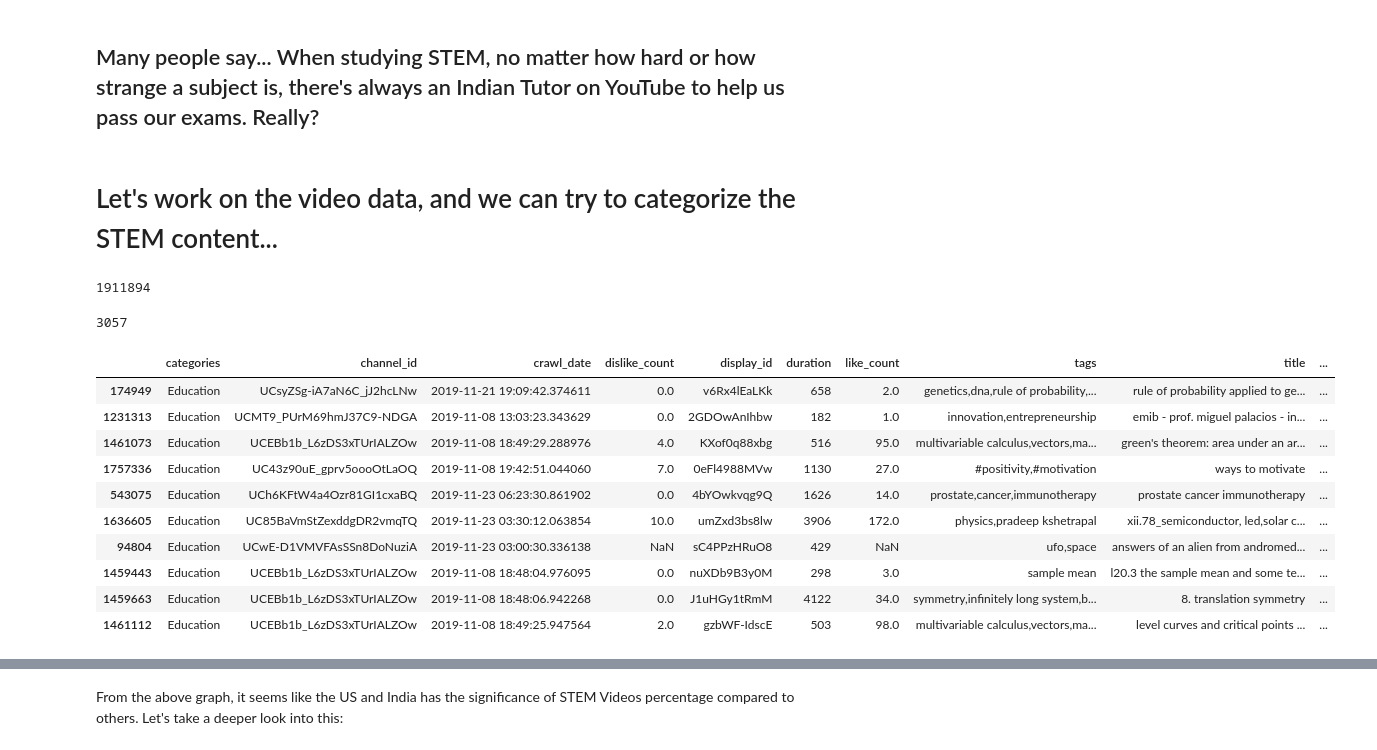
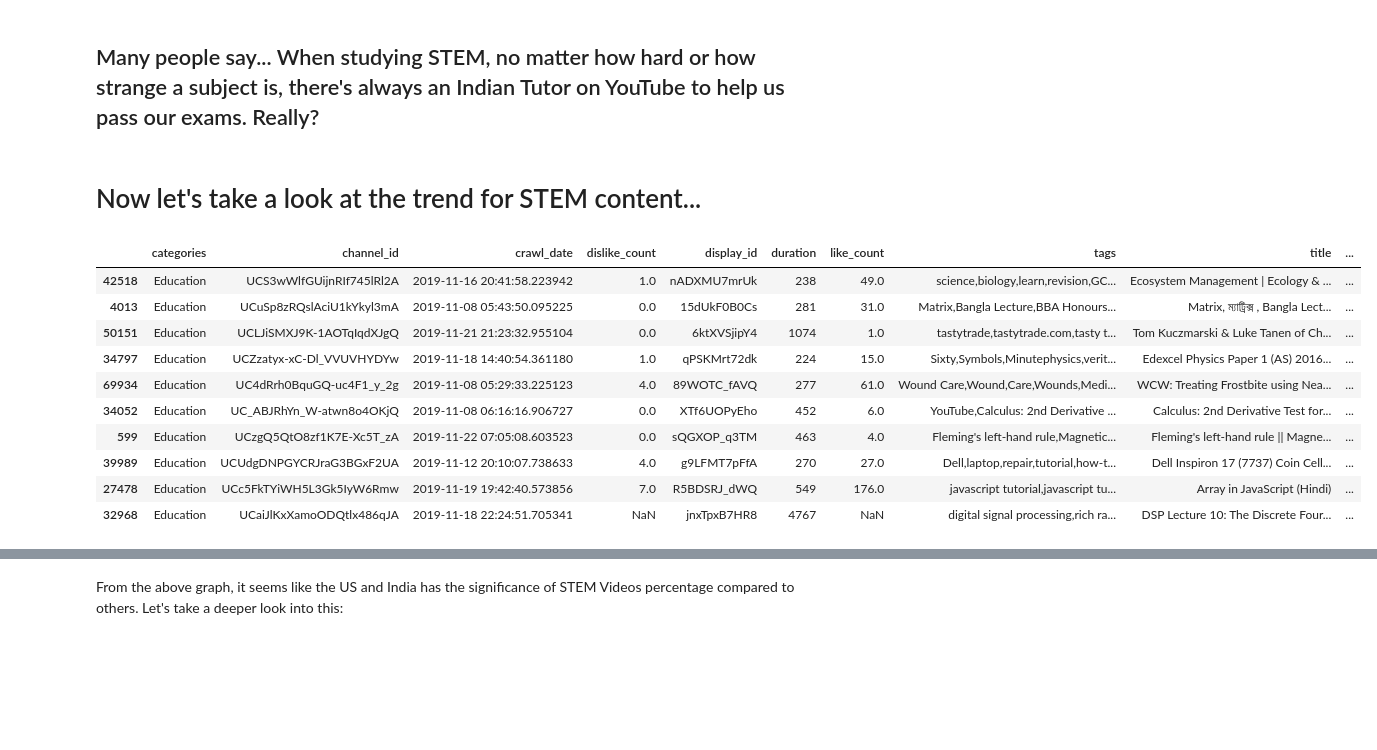
Before and after one commit to epfl-ada/ada-2024-project-adacadabra2048, a Jupyter notebook: result_tmp.ipynb, the cells around one changed output, grey strips where cells are left out. Saved outputs shown, nothing was run; the diff lists cells and outputs as text; code cells hidden in the pictures; blank space fills up the shorter version.

```diff
--- a/result_tmp.ipynb
+++ b/result_tmp.ipynb
@@ -127,17 +111,8 @@ The figure shows the top 10 countries based on percentage of all channel counts.
 India (IN) has a higher percentage of educational content compared to other countries even though.
 # %% [markdown]
 ## Many people say... When studying STEM, no matter how hard or how strange a subject is, there's always an Indian Tutor on YouTube to help us pass our exams. Really?
-# %% [markdown]
-# Let's work on the video data, and we can try to categorize the STEM content...
+# %% [markdown]
+# Now let's take a look at the trend for STEM content...
 # %%
 # Load STEM-categorized education video data
-df_video = pd.read_csv('/content/drive/MyDrive/edu-data/video_with_stem_titles_and_cutoffs20.csv')
+df_stem_videos = pd.read_csv('data-final/stem_videos_final.csv')
-# %%
-len(df_video)
-# %% [output]
-1911894
-# %%
-stem_videos = df_video[df_video["is_stem_cutoff_50"] == 1]
-len(stem_videos)
-# %% [output]
-3057
@@ -144,16 +121,16 @@ len(stem_videos)
 # %%
-stem_videos.sample(10)
+df_stem_videos.sample(10)
 # %% [output]
 |  | categories | channel_id | crawl_date | dislike_count | display_id | duration | like_count | tags | title | ... |
-| 174949 | Education | UCsyZSg-iA7aN6C_jJ2hcLNw | 2019-11-21 19:09:42.374611 | 0.0 | v6Rx4lEaLKk | 658 | 2.0 | genetics,dna,rule of probability,... | rule of probability applied to ge... | ... |
-| 1231313 | Education | UCMT9_PUrM69hmJ37C9-NDGA | 2019-11-08 13:03:23.343629 | 0.0 | 2GDOwAnIhbw | 182 | 1.0 | innovation,entrepreneurship | emib - prof. miguel palacios - in... | ... |
-| 1461073 | Education | UCEBb1b_L6zDS3xTUrIALZOw | 2019-11-08 18:49:29.288976 | 4.0 | KXof0q88xbg | 516 | 95.0 | multivariable calculus,vectors,ma... | green's theorem: area under an ar... | ... |
-| 1757336 | Education | UC43z90uE_gprv5oooOtLaOQ | 2019-11-08 19:42:51.044060 | 7.0 | 0eFl4988MVw | 1130 | 27.0 | #positivity,#motivation | ways to motivate | ... |
-| 543075 | Education | UCh6KFtW4a4Ozr81GI1cxaBQ | 2019-11-23 06:23:30.861902 | 0.0 | 4bYOwkvqg9Q | 1626 | 14.0 | prostate,cancer,immunotherapy | prostate cancer immunotherapy | ... |
-| 1636605 | Education | UC85BaVmStZexddgDR2vmqTQ | 2019-11-23 03:30:12.063854 | 10.0 | umZxd3bs8lw | 3906 | 172.0 | physics,pradeep kshetrapal | xii.78_semiconductor, led,solar c... | ... |
-| 94804 | Education | UCwE-D1VMVFAsSSn8DoNuziA | 2019-11-23 03:00:30.336138 | NaN | sC4PPzHRuO8 | 429 | NaN | ufo,space | answers of an alien from andromed... | ... |
-| 1459443 | Education | UCEBb1b_L6zDS3xTUrIALZOw | 2019-11-08 18:48:04.976095 | 0.0 | nuXDb9B3y0M | 298 | 3.0 | sample mean | l20.3 the sample mean and some te... | ... |
-| 1459663 | Education | UCEBb1b_L6zDS3xTUrIALZOw | 2019-11-08 18:48:06.942268 | 0.0 | J1uHGy1tRmM | 4122 | 34.0 | symmetry,infinitely long system,b... | 8. translation symmetry | ... |
-| 1461112 | Education | UCEBb1b_L6zDS3xTUrIALZOw | 2019-11-08 18:49:25.947564 | 2.0 | gzbWF-IdscE | 503 | 98.0 | multivariable calculus,vectors,ma... | level curves and critical points ... | ... |
+| 42518 | Education | UCS3wWlfGUijnRIf745lRl2A | 2019-11-16 20:41:58.223942 | 1.0 | nADXMU7mrUk | 238 | 49.0 | science,biology,learn,revision,GC... | Ecosystem Management | Ecology & ... | ... |
+| 4013 | Education | UCuSp8zRQslAciU1kYkyl3mA | 2019-11-08 05:43:50.095225 | 0.0 | 15dUkF0B0Cs | 281 | 31.0 | Matrix,Bangla Lecture,BBA Honours... | Matrix, ম্যাট্রিক্স , Bangla Lect... | ... |
+| 50151 | Education | UCLJiSMXJ9K-1AOTqIqdXJgQ | 2019-11-21 21:23:32.955104 | 0.0 | 6ktXVSjipY4 | 1074 | 1.0 | tastytrade,tastytrade.com,tasty t... | Tom Kuczmarski & Luke Tanen of Ch... | ... |
+| 34797 | Education | UCZzatyx-xC-Dl_VVUVHYDYw | 2019-11-18 14:40:54.361180 | 1.0 | qPSKMrt72dk | 224 | 15.0 | Sixty,Symbols,Minutephysics,verit... | Edexcel Physics Paper 1 (AS) 2016... | ... |
+| 69934 | Education | UC4dRrh0BquGQ-uc4F1_y_2g | 2019-11-08 05:29:33.225123 | 4.0 | 89WOTC_fAVQ | 277 | 61.0 | Wound Care,Wound,Care,Wounds,Medi... | WCW: Treating Frostbite using Nea... | ... |
+| 34052 | Education | UC_ABJRhYn_W-atwn8o4OKjQ | 2019-11-08 06:16:16.906727 | 0.0 | XTf6UOPyEho | 452 | 6.0 | YouTube,Calculus: 2nd Derivative ... | Calculus: 2nd Derivative Test for... | ... |
+| 599 | Education | UCzgQ5QtO8zf1K7E-Xc5T_zA | 2019-11-22 07:05:08.603523 | 0.0 | sQGXOP_q3TM | 463 | 4.0 | Fleming's left-hand rule,Magnetic... | Fleming's left-hand rule || Magne... | ... |
+| 39989 | Education | UCUdgDNPGYCRJraG3BGxF2UA | 2019-11-12 20:10:07.738633 | 4.0 | g9LFMT7pFfA | 270 | 27.0 | Dell,laptop,repair,tutorial,how-t... | Dell Inspiron 17 (7737) Coin Cell... | ... |
+| 27478 | Education | UCc5FkTYiWH5L3Gk5IyW6Rmw | 2019-11-19 19:42:40.573856 | 7.0 | R5BDSRJ_dWQ | 549 | 176.0 | javascript tutorial,javascript tu... | Array in JavaScript (Hindi) | ... |
+| 32968 | Education | UCaiJlKxXamoODQtlx486qJA | 2019-11-18 22:24:51.705341 | NaN | jnxTpxB7HR8 | 4767 | NaN | digital signal processing,rich ra... | DSP Lecture 10: The Discrete Four... | ... |
 # %%
 # Group by country and count videos
```
Also changed, not shown: parts of 30 cells of this notebook, 1 other file.
